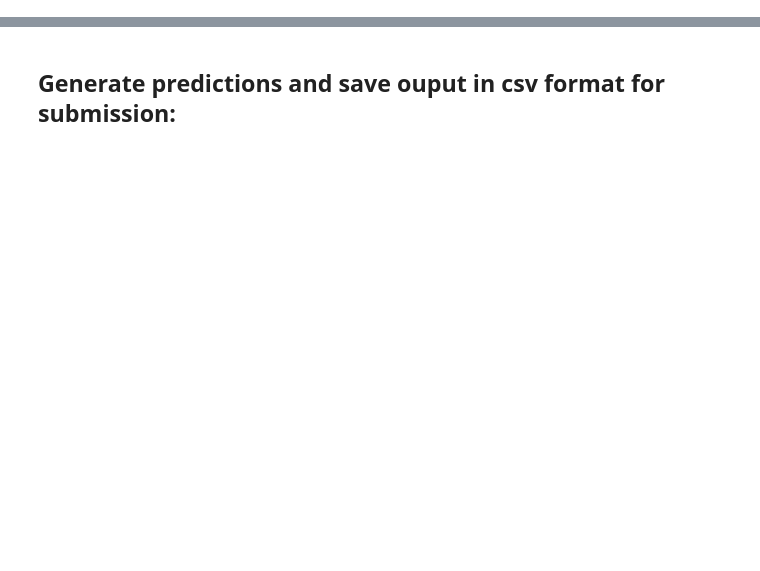
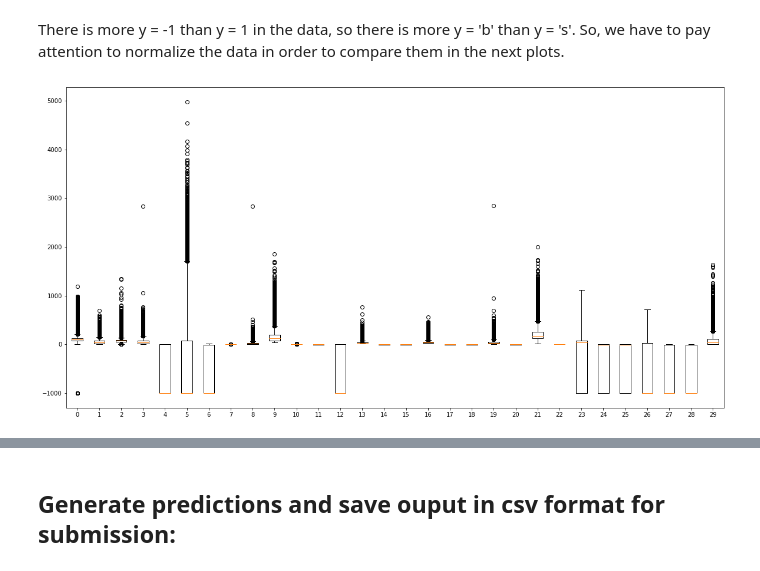
Before and after one commit to CS-433/ml-project-1-jlg, a Jupyter notebook: scripts/project1.ipynb, the cells around one changed output, grey strips where cells are left out. Saved outputs shown, nothing was run; the diff lists cells and outputs as text; code cells hidden in the pictures; blank space fills up the shorter version.

```diff
--- a/scripts/project1.ipynb
+++ b/scripts/project1.ipynb
@@ -24,0 +40,10 @@ print("Ridge regression weights {w} and loss {loss}".format(w=w_rr, loss=loss_rr
+# %% [markdown]
+There is more y = -1 than y = 1 in the data, so there is more y = 'b' than y = 's'. So, we have to pay attention to normalize the data in order to compare them in the next plots.
+# %%
+plt.figure(figsize=(20, 10))
+ind = np.arange(30)
+plt.boxplot(tX[:,], labels = ind)
+
+plt.show()
+# %% [output]
+[figure, added]
```
Also changed, not shown: parts of 62 cells of this notebook, 6 other files.
